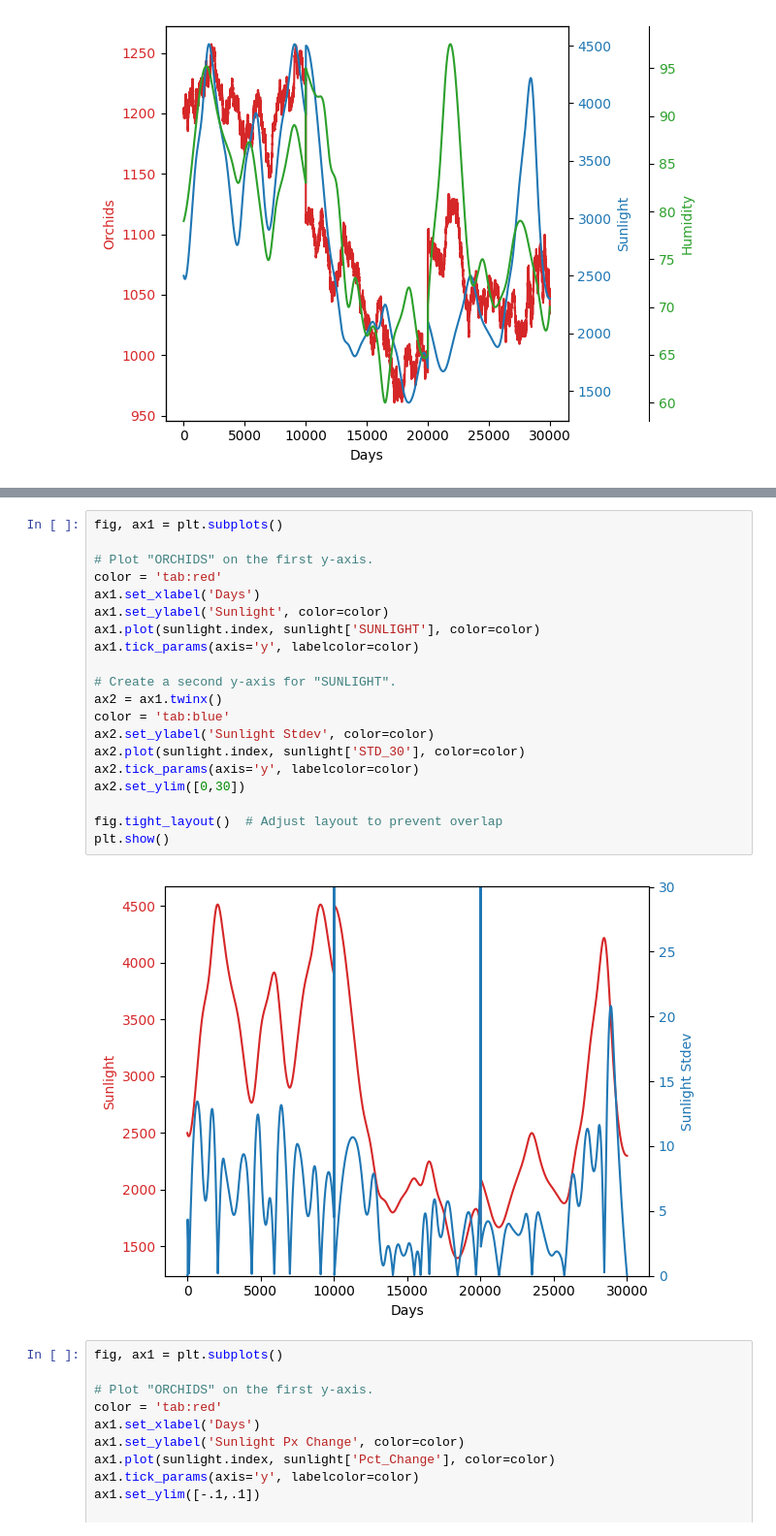
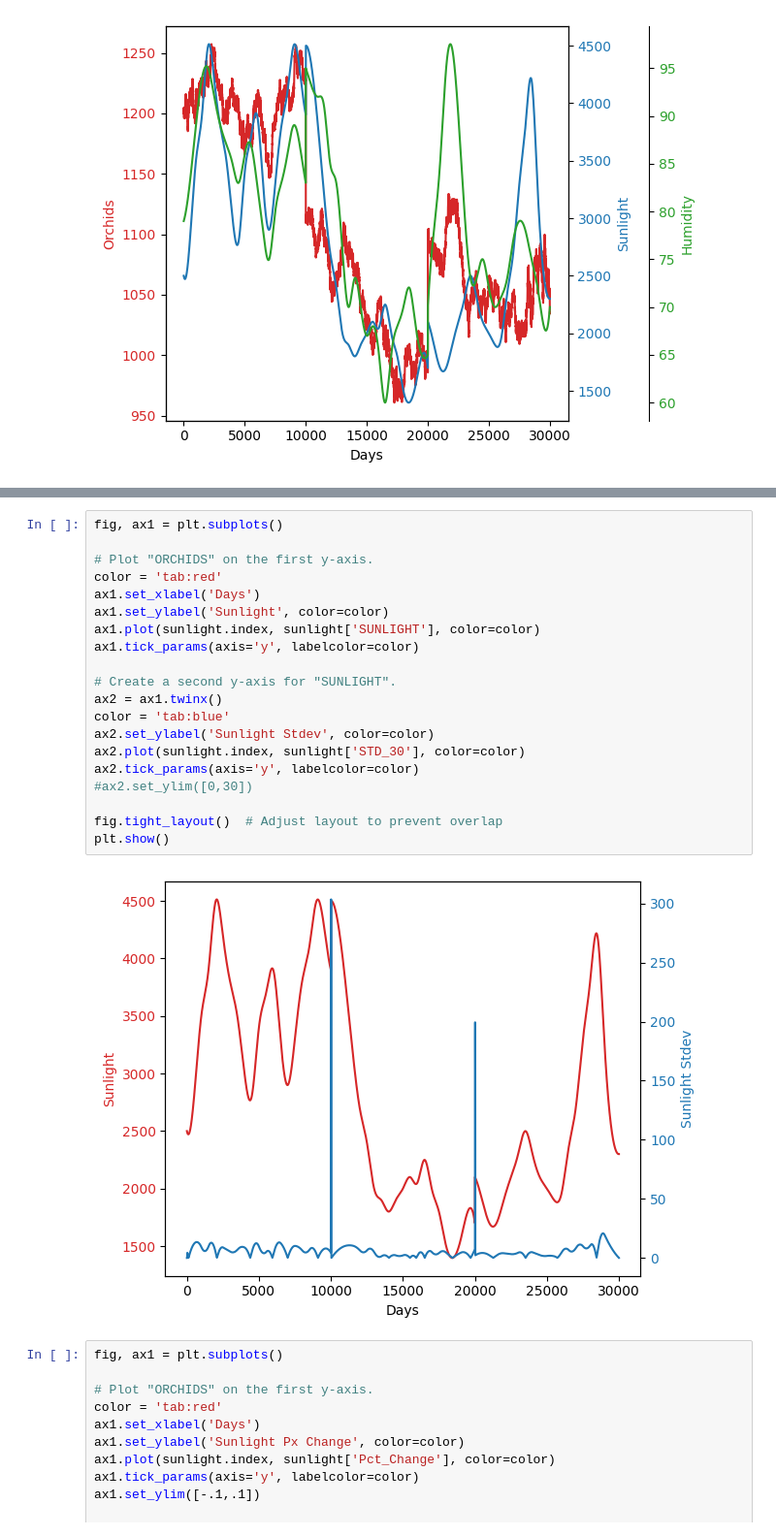
Before and after one commit to timkimneu/IMCProsperityTradingAlgorithm, a Jupyter notebook: round2/sample_data/orchid_sunlight_analysis.ipynb, the cells around one changed output, grey strips where cells are left out. Shown at 97% size. Drawn from its saved outputs; the diff is of its cells as text.

```diff
--- a/round2/sample_data/orchid_sunlight_analysis.ipynb
+++ b/round2/sample_data/orchid_sunlight_analysis.ipynb
@@ -102,25 +102,25 @@ plt.show()
 # %%
 fig, ax1 = plt.subplots()
 
 # Plot "ORCHIDS" on the first y-axis.
 color = 'tab:red'
 ax1.set_xlabel('Days')
 ax1.set_ylabel('Sunlight', color=color)
 ax1.plot(sunlight.index, sunlight['SUNLIGHT'], color=color)
 ax1.tick_params(axis='y', labelcolor=color)
 
 # Create a second y-axis for "SUNLIGHT".
 ax2 = ax1.twinx()
 color = 'tab:blue'
 ax2.set_ylabel('Sunlight Stdev', color=color)
 ax2.plot(sunlight.index, sunlight['STD_30'], color=color)
 ax2.tick_params(axis='y', labelcolor=color)
-ax2.set_ylim([0,30])
+#ax2.set_ylim([0,30])
 
 fig.tight_layout()  # Adjust layout to prevent overlap
 plt.show()
 # %% [output]
-[figure, old version]
+[figure, new version]
 # %%
 fig, ax1 = plt.subplots()
 
```
Also changed, not shown: parts of 9 cells of this notebook, 22 other files.
